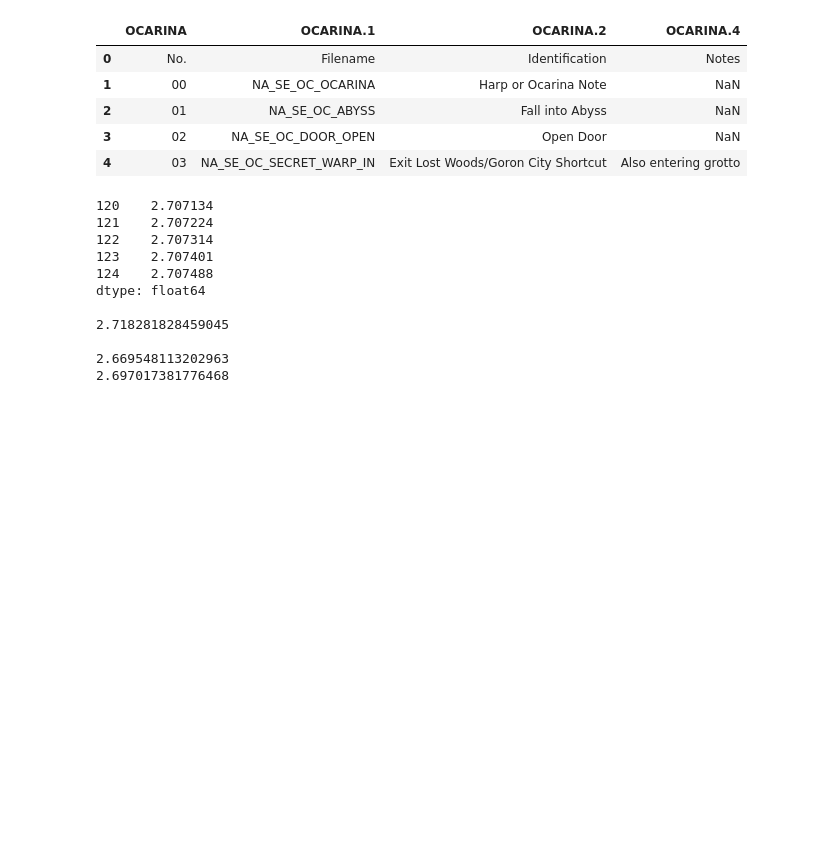
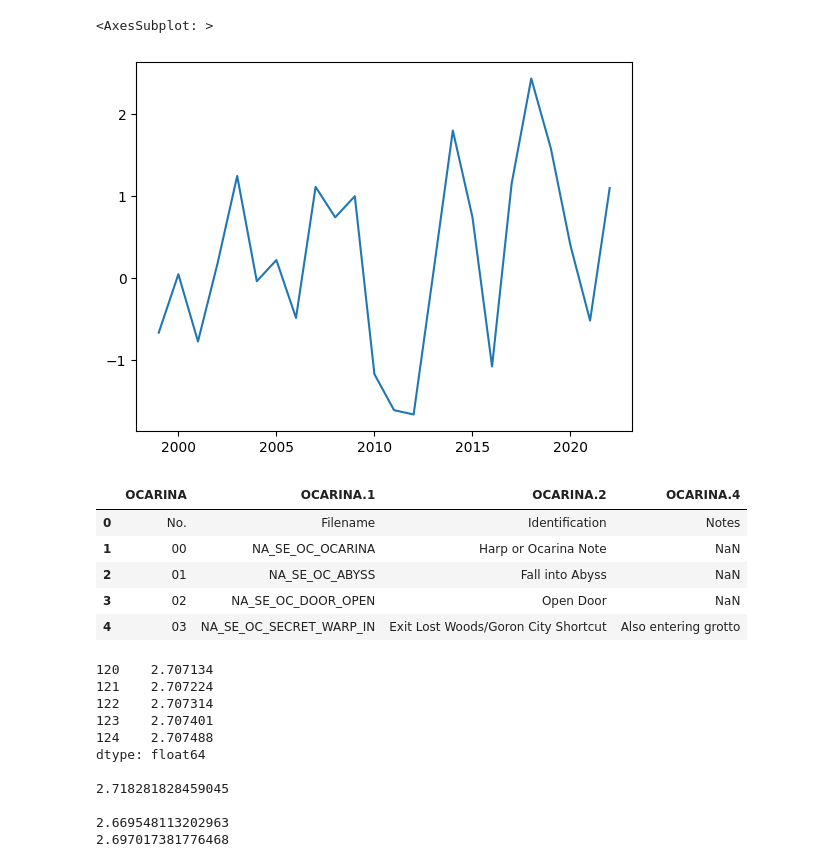
Before and after one commit to helveticae/Databehandling-William-Akilles-Lindstedt, a Jupyter notebook: Explorations/pandas_seaborn.ipynb, the cells around one changed output. Saved outputs shown, nothing was run; the diff lists cells and outputs as text; code cells hidden in the pictures; blank space fills up the shorter version.

Commit message:
lineplot years, gaussian dist (np.random.normal)

```diff
--- a/Explorations/pandas_seaborn.ipynb
+++ b/Explorations/pandas_seaborn.ipynb
@@ -1,3 +1,29 @@
+# %%
+import pandas as pd
+import time
+import numpy as np
+import seaborn as sns
+
+def past_year_ls(start_year:int):
+    year_li = []
+
+    for i in range(1+time.gmtime()[0]-start_year):
+        year_li.append(start_year + i)
+
+    return year_li
+
+def random_noise_array(steps:int):
+    return np.random.normal(0.0,1,steps)
+
+a = random_noise_array(len(past_year_ls(1999)))
+b = past_year_ls(1999)
+
+my_series = pd.Series(a,b)
+
+sns.lineplot(my_series)
+# %% [output]
+<AxesSubplot: >
+[figure, added]
 # %%
 import pandas as pd
 
```
